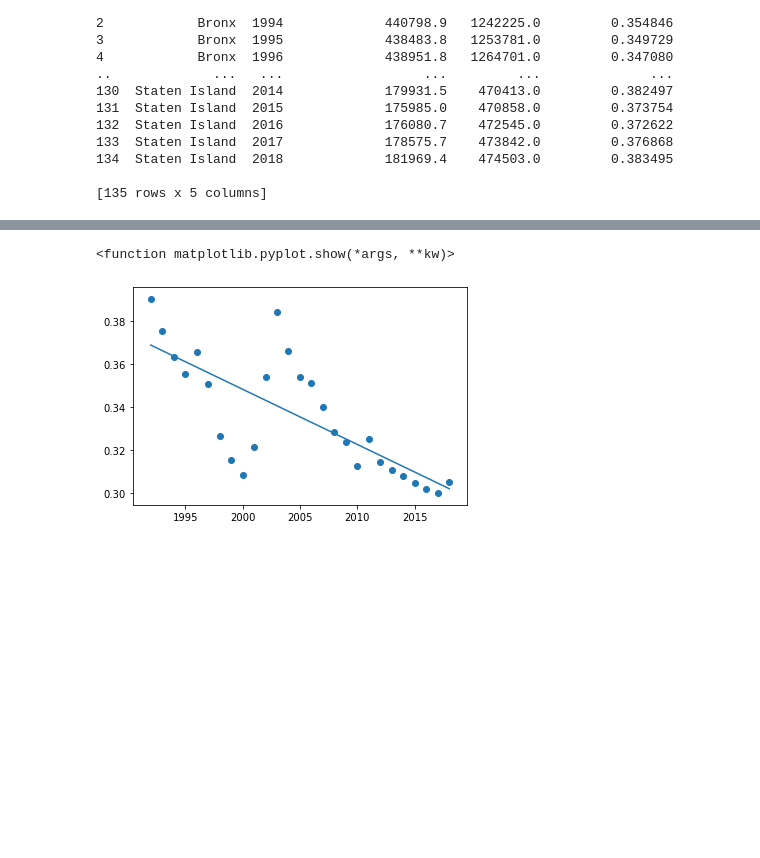
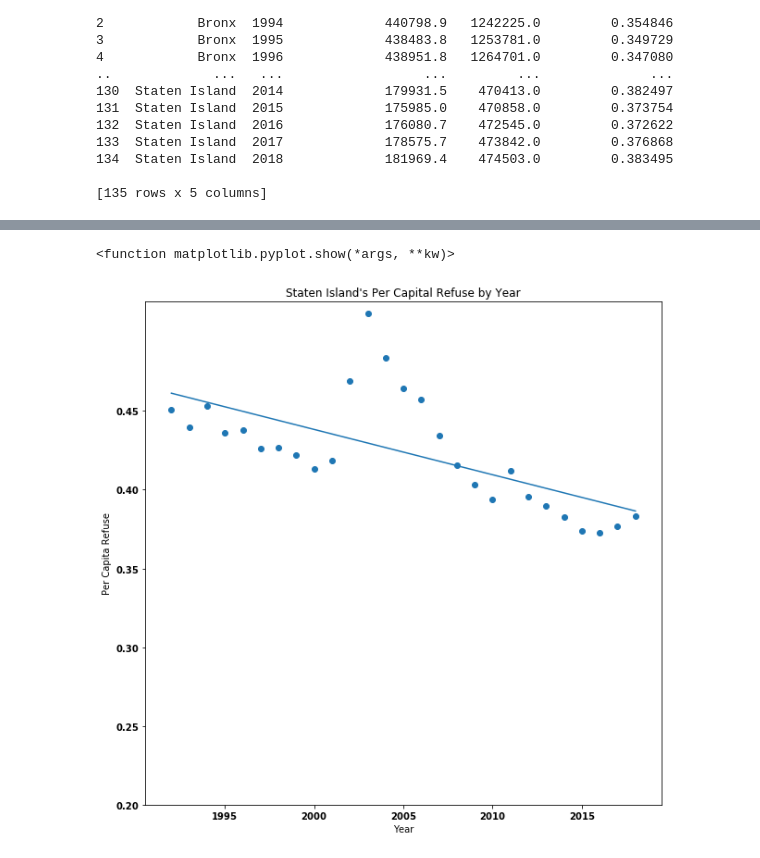
Before and after one commit to tedi529/New-York-Waste, a Jupyter notebook: Trash Output Time Borough.ipynb, the cells around one changed output, grey strips where cells are left out. Drawn from its saved outputs; the diff is of its cells as text; code cells hidden in the pictures; blank space fills up the shorter version.

```diff
--- a/Trash Output Time Borough.ipynb
+++ b/Trash Output Time Borough.ipynb
@@ -190,13 +225,20 @@ plt.show
 # %%
-queens = borough_gb.get_group("Queens")
-slope, intercept, r_value, p_value, std_err = linregress(queens["Year"], queens["PerCapitaRefuse"])
+statenisland = borough_gb.get_group("Staten Island")
+
+slope, intercept, r_value, p_value, std_err = linregress(statenisland["Year"], statenisland["PerCapitaRefuse"])
 x_vals = range(1992, 2019, 1)
 y_vals = [slope * x + intercept for x in x_vals]
 plt.plot(x_vals, y_vals)
-plt.scatter(queens["Year"] ,queens["PerCapitaRefuse"])
-plt.savefig("PerCapitaRefuse.png")
+plt.scatter(statenisland["Year"] ,statenisland["PerCapitaRefuse"])
+
+plt.xlabel("Year")
+plt.ylabel("Per Capita Refuse")
+plt.title("Staten Island's Per Capital Refuse by Year")
+plt.yticks(np.arange(0.20, 0.50, 0.05))
+
+plt.savefig("PerCapitaRefuse4.png")
 plt.show
 # %% [output]
 <function matplotlib.pyplot.show(*args, **kw)>
-[figure, old version]
+[figure, new version]
 # %%
```
Also changed, not shown: parts of 7 cells of this notebook, 9 other files.
